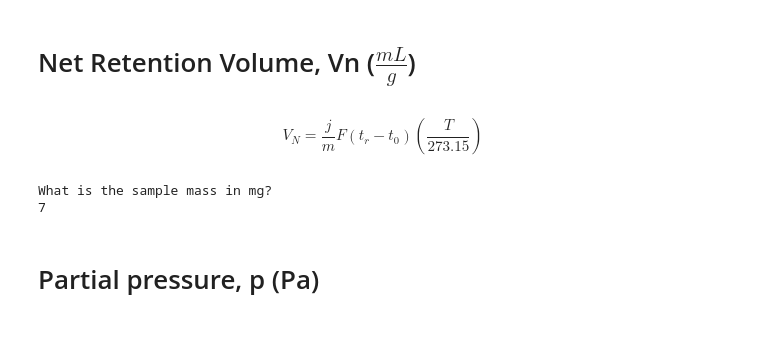
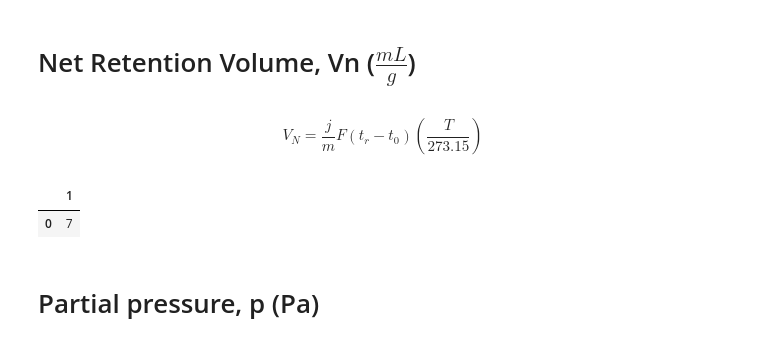
Before and after one commit to Fungie/PhD_scripts, a Jupyter notebook: Surface area calculation/Specific surface area calculation (with error).ipynb, the cells around one changed output. Drawn from its saved outputs; the diff is of its cells as text; code cells hidden in the pictures.

```diff
--- a/Surface area calculation/Specific surface area calculation (with error).ipynb
+++ b/Surface area calculation/Specific surface area calculation (with error).ipynb
@@ -11,7 +11,8 @@ import matplotlib.pyplot as plt
 # Organising data
 # %%
 # Reads csv input file and skips rows to where data start
-df = pd.read_csv(raw_input('Copy path to input file here \nmake sure to insert extra "\\" and remove "" \n'), skiprows = 17)
+input_file = raw_input('Copy path to input file here \nmake sure to insert extra "\\" and remove "" \n')
+df = pd.read_csv(input_file, skiprows = 17)
 # %% [output]
 Copy path to input file here
 make sure to insert extra "\" and remove ""
@@ -63,13 +64,17 @@ j = (1.5*(((p_in/p_out)**2 -1)/((p_in/p_out)**3 -1)))
 $$V_{N}=\frac{j}{m}F(t_{r}-t_{0})(\frac{T}{273.15})$$
 # %%
 # Creating input for sample mass and change its units
-m = float(raw_input('What is the sample mass in mg? \n'))
-m = m / 1000 # mg to g
+m_df = pd.read_csv(input_file,nrows=1,header=None,skiprows=4)
+m_df.head()
+m=m_df.ix[:,1:1]
+m
 
-vn = (j * df['Exit Flow Rate [sccm]'] * df['Net Ret Time (Max) [min]'] * df['Column Temperature [Kelvin]'] ) / (m * 273.15)
+#m = m / 1000 # mg to g
+
+#vn = (j * df['Exit Flow Rate [sccm]'] * df['Net Ret Time (Max) [min]'] * df['Column Temperature [Kelvin]'] ) / (m * 273.15)
 # %% [output]
-What is the sample mass in mg?
-7
+|  | 1 |
+| 0 | 7 |
 # %% [markdown]
 # Partial pressure, p (Pa)
 # %% [markdown]
```
Also changed, not shown: parts of 6 cells of this notebook.
